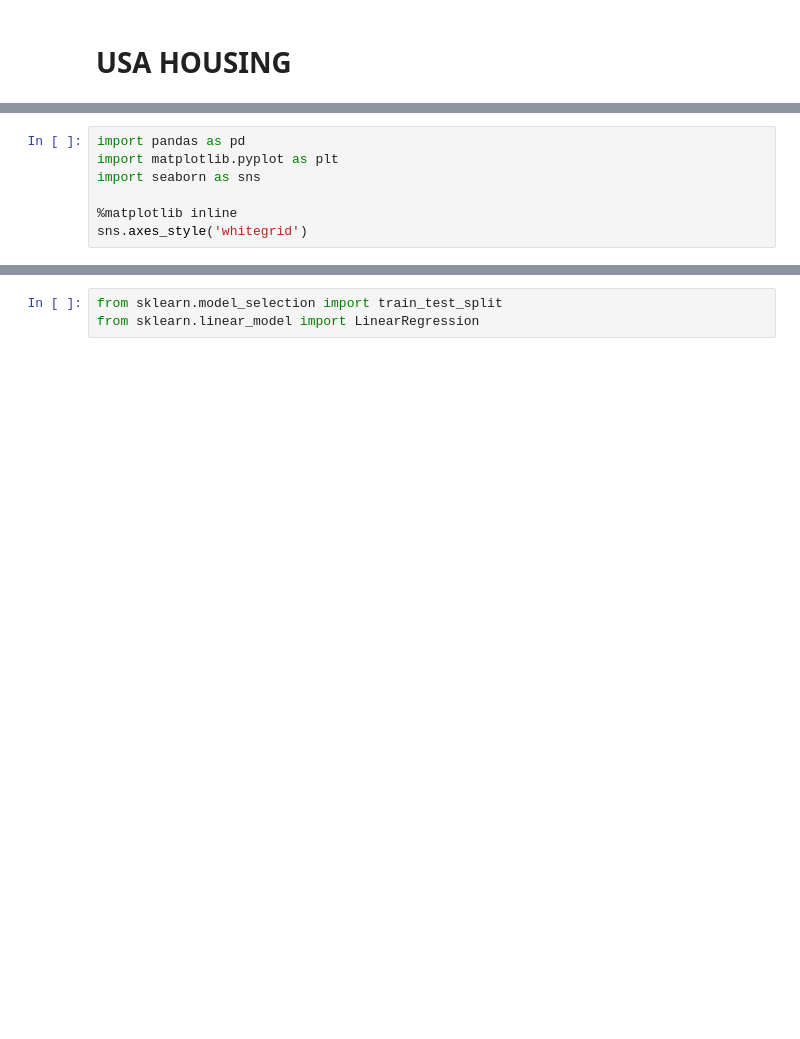
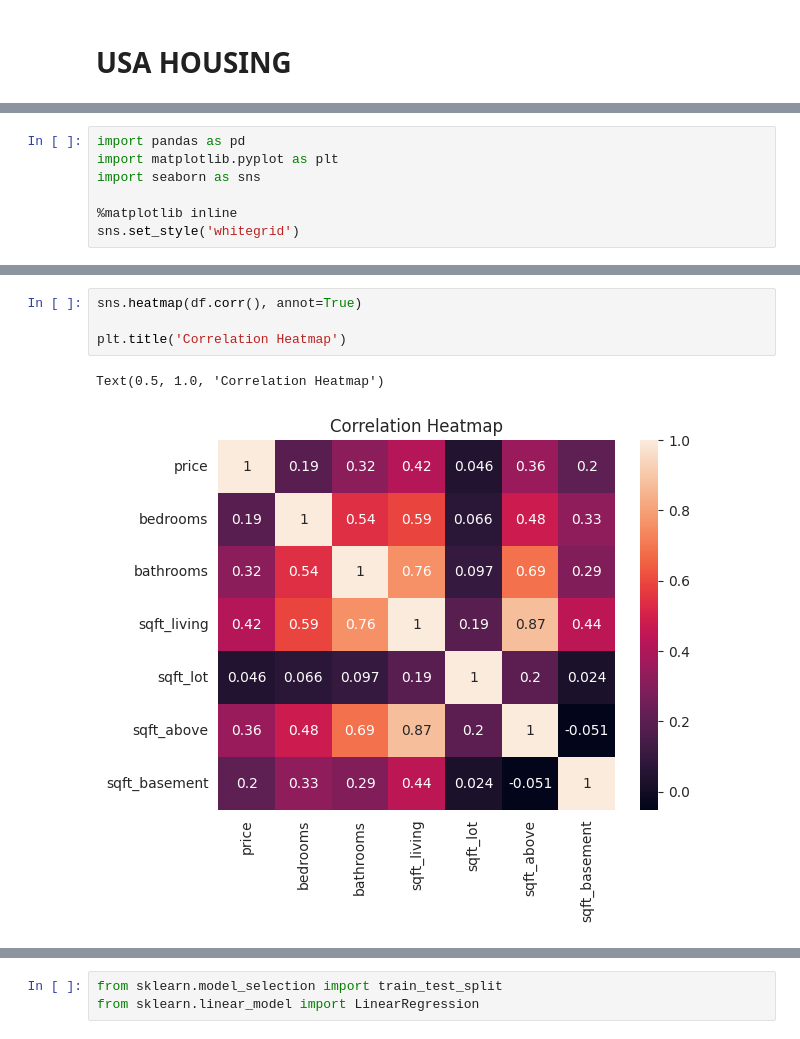
Before and after one commit to skaarfundgandr/Machine_Learning, a Jupyter notebook: Projects/USA_HOUSING/USA_HOUSING.ipynb, the cells around one changed output, grey strips where cells are left out. Cells and saved outputs as stored; diff of their text form; blank space fills up the shorter version.

```diff
--- a/Projects/USA_HOUSING/USA_HOUSING.ipynb
+++ b/Projects/USA_HOUSING/USA_HOUSING.ipynb
@@ -19,4 +6,4 @@ import matplotlib.pyplot as plt
 import seaborn as sns
 
 %matplotlib inline
-sns.axes_style('whitegrid')
+sns.set_style('whitegrid')
@@ -62,0 +90,7 @@ newdf.head(5)
+# %%
+sns.heatmap(df.corr(), annot=True)
+
+plt.title('Correlation Heatmap')
+# %% [output]
+Text(0.5, 1.0, 'Correlation Heatmap')
+[figure, added]
```
Also changed, not shown: parts of 25 cells of this notebook, 1 other file.
